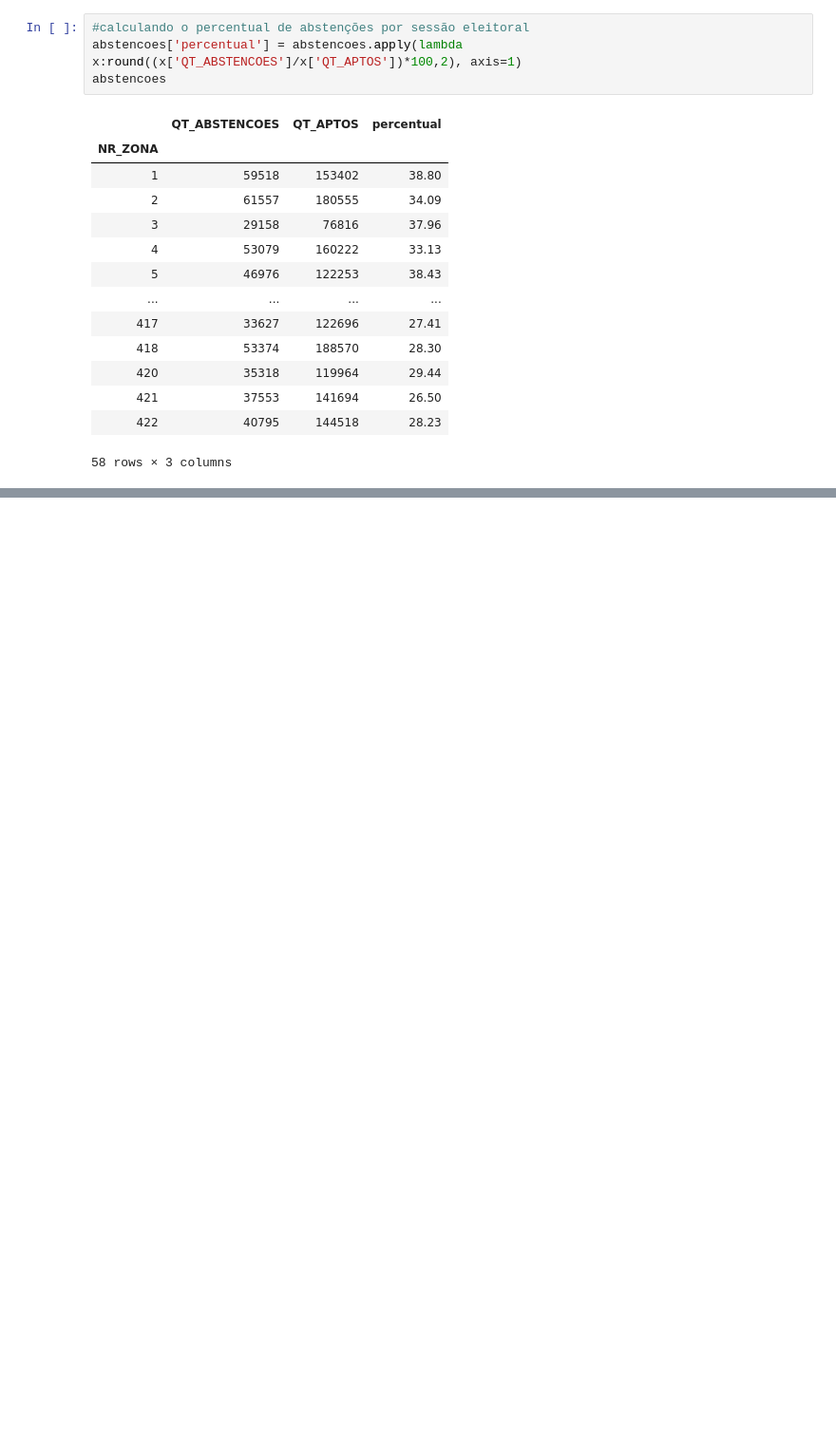
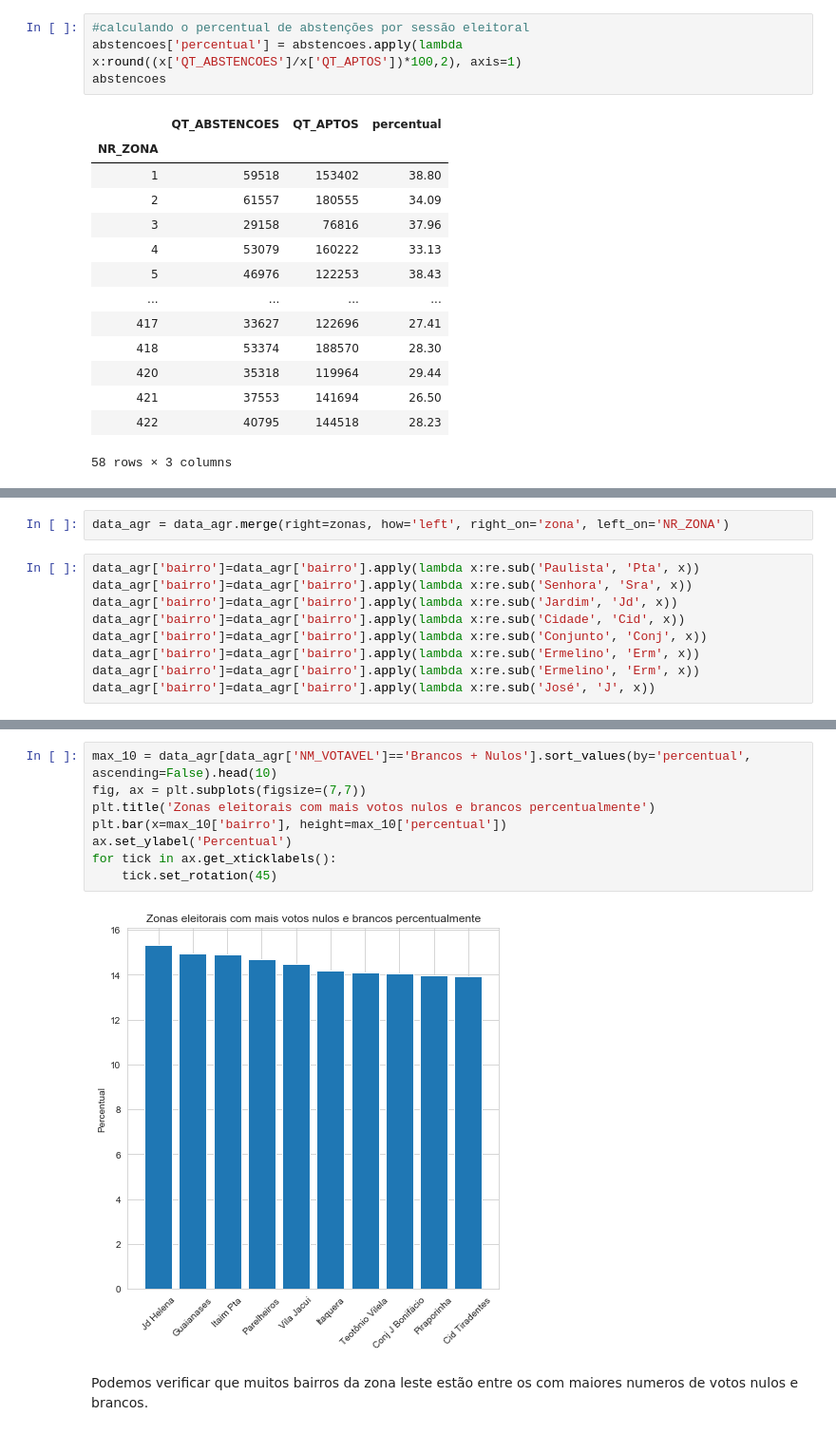
Before and after one commit to juacy/training-data-exploration, a Jupyter notebook: analise eleição primeiro turno 2020 são paulo.ipynb, the cells around one changed output, grey strips where cells are left out. Shown at 95% size. Cells and saved outputs as stored; diff of their text form; blank space fills up the shorter version.

```diff
--- a/analise eleição primeiro turno 2020 são paulo.ipynb
+++ b/analise eleição primeiro turno 2020 são paulo.ipynb
@@ -391,0 +377,11 @@ for tick in ax.get_xticklabels():
+# %%
+data_agr = data_agr.merge(right=zonas, how='left', right_on='zona', left_on='NR_ZONA')
+# %%
+data_agr['bairro']=data_agr['bairro'].apply(lambda x:re.sub('Paulista', 'Pta', x))
+data_agr['bairro']=data_agr['bairro'].apply(lambda x:re.sub('Senhora', 'Sra', x))
+data_agr['bairro']=data_agr['bairro'].apply(lambda x:re.sub('Jardim', 'Jd', x))
+data_agr['bairro']=data_agr['bairro'].apply(lambda x:re.sub('Cidade', 'Cid', x))
+data_agr['bairro']=data_agr['bairro'].apply(lambda x:re.sub('Conjunto', 'Conj', x))
+data_agr['bairro']=data_agr['bairro'].apply(lambda x:re.sub('Ermelino', 'Erm', x))
+data_agr['bairro']=data_agr['bairro'].apply(lambda x:re.sub('Ermelino', 'Erm', x))
+data_agr['bairro']=data_agr['bairro'].apply(lambda x:re.sub('José', 'J', x))
@@ -391,0 +404,12 @@ for tick in ax.get_xticklabels():
+# %%
+max_10 = data_agr[data_agr['NM_VOTAVEL']=='Brancos + Nulos'].sort_values(by='percentual', ascending=False).head(10)
+fig, ax = plt.subplots(figsize=(7,7))
+plt.title('Zonas eleitorais com mais votos nulos e brancos percentualmente')
+plt.bar(x=max_10['bairro'], height=max_10['percentual'])
+ax.set_ylabel('Percentual')
+for tick in ax.get_xticklabels():
+    tick.set_rotation(45)
+# %% [output]
+[figure, added]
+# %% [markdown]
+Podemos verificar que muitos bairros da zona leste estão entre os com maiores numeros de votos nulos e brancos.
```
Also changed, not shown: parts of 23 cells of this notebook, 1 other file.
